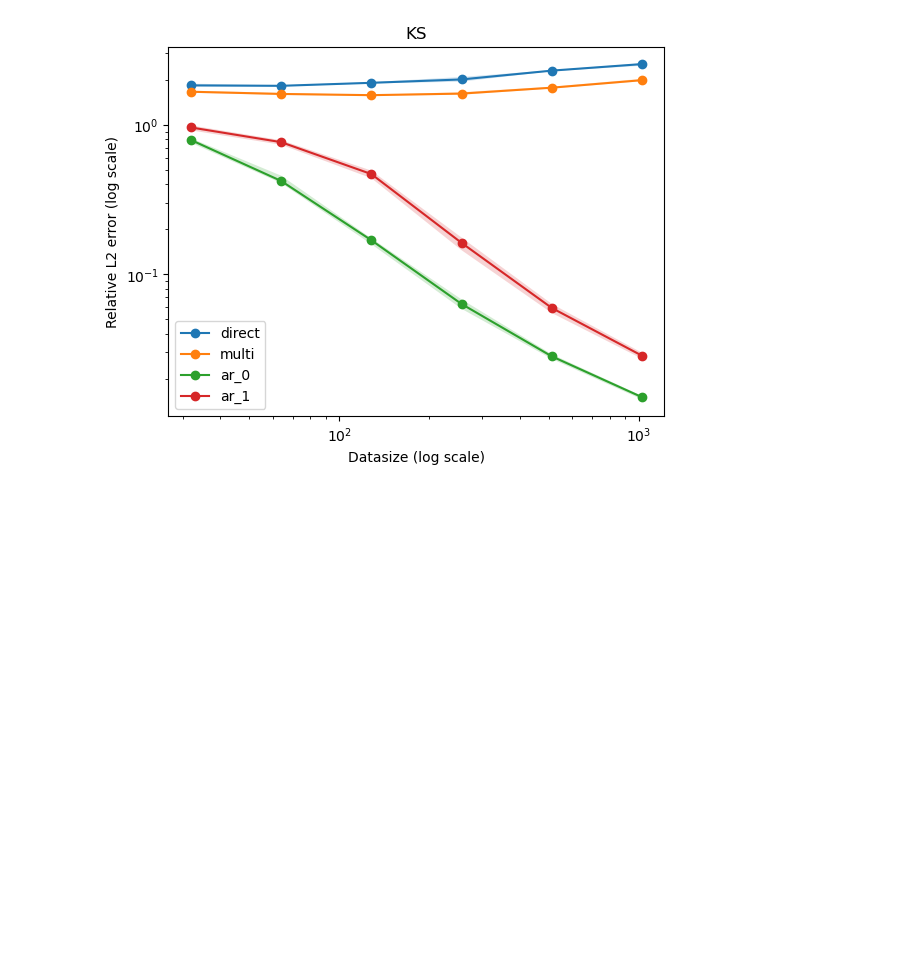
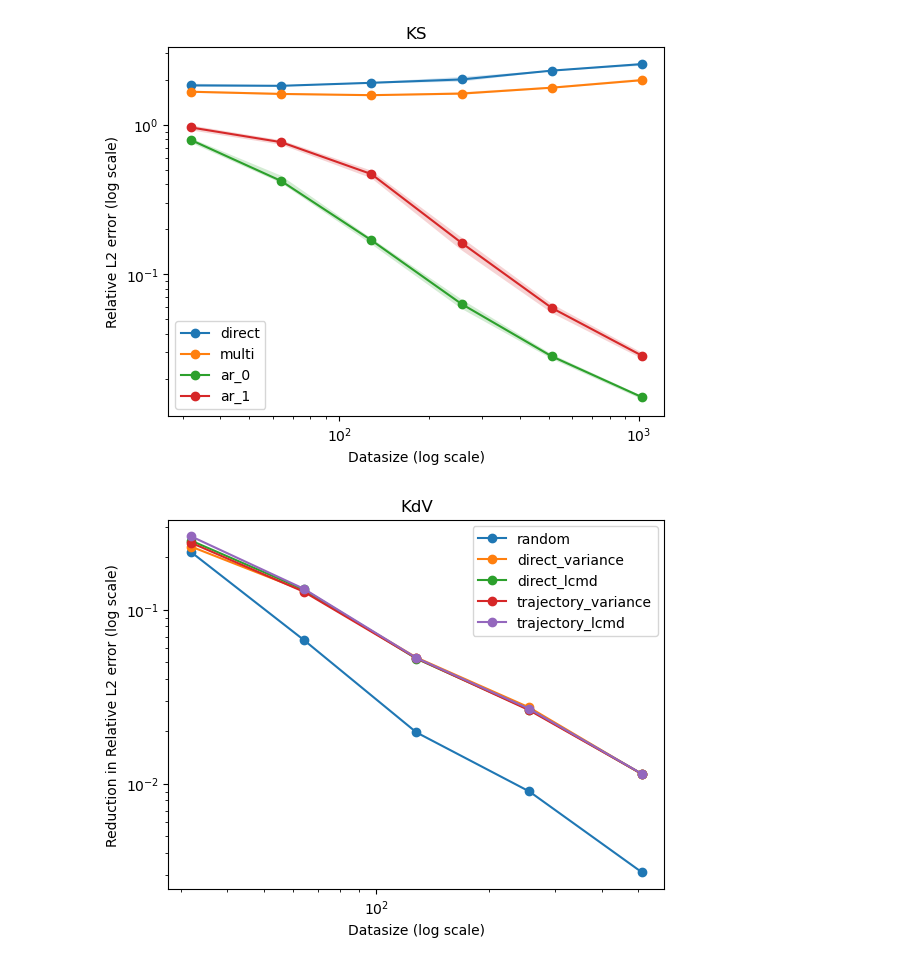
Before and after one commit to yegonkim/stap, a Jupyter notebook: plot_results.ipynb, the cells around one changed output. Drawn from its saved outputs; the diff is of its cells as text; code cells hidden in the pictures; blank space fills up the shorter version.

```diff
--- a/plot_results.ipynb
+++ b/plot_results.ipynb
@@ -47,3 +47,47 @@ for equation in ['KdV', 'Burgers', 'KS']:
 [figure]
 [figure]
 [figure]
+# %%
+names = [
+    'random',
+    'direct_variance',
+    'direct_lcmd',
+    # 'trajectory_random',
+    'trajectory_variance',
+    'trajectory_lcmd',
+    ]
+
+results = [
+    {32: {'datasize': [32, 64], 'rel_l2': [0.45493069291114807, 0.24081262946128845]}, 64: {'datasize': [64, 96], 'rel_l2': [0.25034278631210327, 0.18340399861335754]}, 128: {'datasize': [128, 160], 'rel_l2': [0.13490615785121918, 0.11522512137889862]}, 256: {'datasize': [256, 288], 'rel_l2': [0.07047665119171143, 0.06145544722676277]}, 512: {'datasize': [512, 544], 'rel_l2': [0.037751056253910065, 0.034659214317798615]}},
+    {32: {'datasize': [32, 64], 'rel_l2': [0.45493069291114807, 0.22482164204120636]}, 64: {'datasize': [64, 96], 'rel_l2': [0.25274449586868286, 0.12450313568115234]}, 128: {'datasize': [128, 160], 'rel_l2': [0.13147448003292084, 0.07847028225660324]}, 256: {'datasize': [256, 288], 'rel_l2': [0.07155264914035797, 0.044163573533296585]}, 512: {'datasize': [512, 544], 'rel_l2': [0.03842724487185478, 0.02709384635090828]}},
+    {32: {'datasize': [32, 64], 'rel_l2': [0.45493069291114807, 0.20584812760353088]}, 64: {'datasize': [64, 96], 'rel_l2': [0.25274449586868286, 0.12221819162368774]}, 128: {'datasize': [128, 160], 'rel_l2': [0.13147448003292084, 0.0792493000626564]}, 256: {'datasize': [256, 288], 'rel_l2': [0.07155264914035797, 0.04490712285041809]}, 512: {'datasize': [512, 544], 'rel_l2': [0.03842724487185478, 0.027069905772805214]}},
+    # {32: {'datasize': [32, 64], 'rel_l2': [0.45493069291114807, 0.24081262946128845]}, 64: {'datasize': [64, 96], 'rel_l2': [0.25034278631210327, 0.18340399861335754]}, 128: {'datasize': [128, 160], 'rel_l2': [0.13490615785121918, 0.11522512137889862]}, 256: {'datasize': [256, 288], 'rel_l2': [0.07047665119171143, 0.06145544722676277]}, 512: {'datasize': [512, 544], 'rel_l2': [0.037751056253910065, 0.034659214317798615]}},
+    {32: {'datasize': [32, 64], 'rel_l2': [0.45493069291114807, 0.21282966434955597]}, 64: {'datasize': [64, 96], 'rel_l2': [0.25274449586868286, 0.12606796622276306]}, 128: {'datasize': [128, 160], 'rel_l2': [0.13147448003292084, 0.07901769876480103]}, 256: {'datasize': [256, 288], 'rel_l2': [0.07155264914035797, 0.04514498636126518]}, 512: {'datasize': [512, 544], 'rel_l2': [0.03842724487185478, 0.027069905772805214]}},
+    {32: {'datasize': [32, 64], 'rel_l2': [0.45493069291114807, 0.19134661555290222]}, 64: {'datasize': [64, 96], 'rel_l2': [0.25274449586868286, 0.12105043232440948]}, 128: {'datasize': [128, 160], 'rel_l2': [0.13147448003292084, 0.07873691618442535]}, 256: {'datasize': [256, 288], 'rel_l2': [0.07155264914035797, 0.044655561447143555]}, 512: {'datasize': [512, 544], 'rel_l2': [0.03842724487185478, 0.027054231613874435]}},
+]
+# %%
+mask = [False, True, True, True, True]
+names = [name for name, m in zip(names, mask) if m]
+results = [result for result, m in zip(results, mask) if m]
+# %%
+
+from matplotlib import pyplot as plt
+
+for equation in ['KdV']:
+
+    plt.figure()
+
+    for i in range(len(results)):
+        datasize_list = list(results[i].keys())
+        initial_rel_l2 = [results[i][datasize]['rel_l2'][0] for datasize in datasize_list]
+        final_rel_l2 = [results[i][datasize]['rel_l2'][1] for datasize in datasize_list]
+        improvement = [initial_rel_l2[j] - final_rel_l2[j] for j in range(len(datasize_list))]
+        plt.plot(datasize_list, improvement, 'o-', label=f'{names[i]}')
+        plt.xscale('log')
+        plt.yscale('log')
+        plt.xlabel('Datasize (log scale)')
+        plt.ylabel('Reduction in Relative L2 error (log scale)')
+        plt.title(f'{equation}')
+        plt.legend()
+# %% [output]
+[figure, added]
```
Also changed, not shown: 38 other files.
